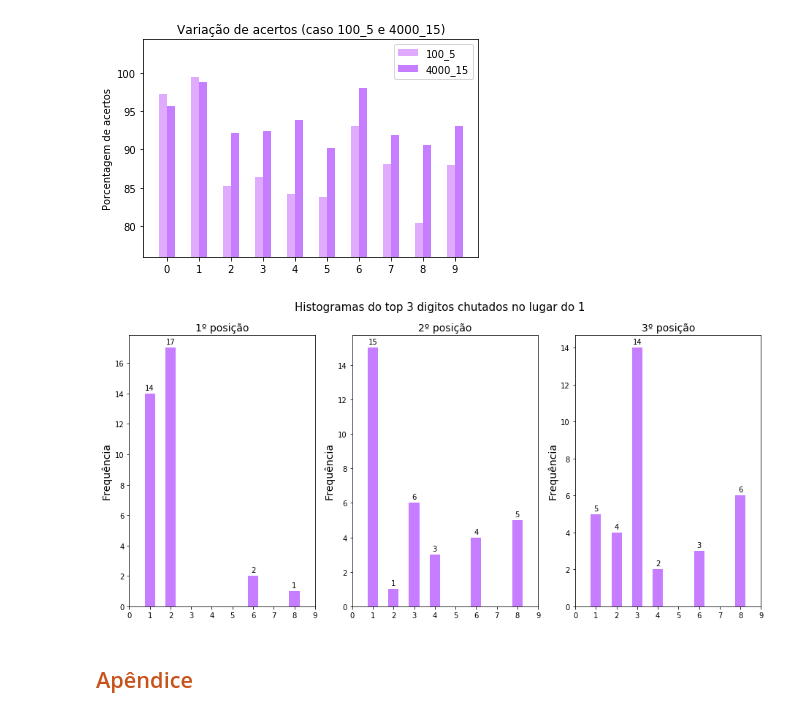
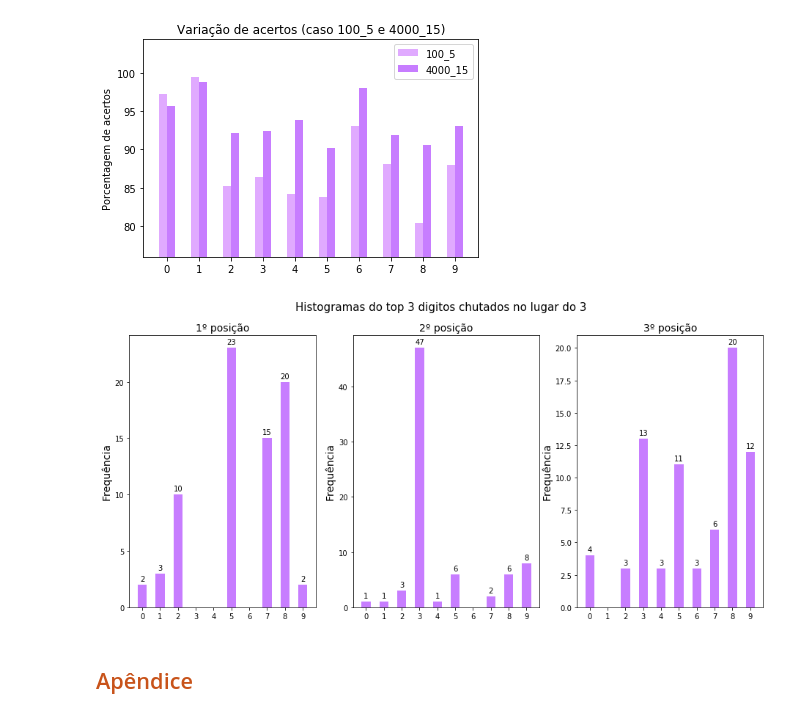
Before and after one commit to fredgrub/ep-digitos, a Jupyter notebook: EP - dígitos.ipynb, the cells around one changed output. Cells and saved outputs as stored; diff of their text form; code cells hidden in the pictures.

Commit message:
Oba!! erros corrigidos (literalmente)
todo mundo:
✨oi, professor🧚‍♀️🕊️❤️
🧚‍♀️☀️oi, boa tarde💛
☀️🕊️💛oie, prof✨
❤️✨boa tarde! :) 🧚‍♀️☀️

o Fig:
quem vai gravar?

```diff
--- a/EP - dígitos.ipynb
+++ b/EP - dígitos.ipynb
@@ -653,20 +686,22 @@ def get_k_rank(k, ndig, p, digito):
     with open('erros/onde_errou_{}_{}.txt'.format(ndig, p), "r") as f:
         # iterando pelos erros
         for pos in f.readlines():
-            pos = (int(float(pos)))
+            pos = int(pos)
             d = asw[pos]
-
+            #print(pos)
             if d == digito: # apenas olho para o digito escolhido
                 erro_d = {}
+                #print(pos)
                 for val in range(10):
                     erro_d[erros[val, pos]] = val
                 erro_d = sorted(erro_d.items()) # ordena os erros
-
+                #print(str(d) + '\n' + str(erro_d))
                 for i in range(0, k):
                     dl = erro_d[i][1]
-
+                    #print(dl)
                     if dl not in topk_digitos[i + 1]: # inicializa os valores
                         topk_digitos[i + 1][dl] = 1
                     else:
                         topk_digitos[i + 1][dl] += 1 # faz o update
+                #print('----')
         return topk_digitos
@@ -704,13 +741,12 @@ def plot_top_k(topks, k, ndig, p, digito, preset):
     plt.savefig('figuras/top_{}-digito_{}-{}_{}.png'.format(k, digito, ndig, p), dpi=150)
     plt.show()
 # %%
-def create_top_plots(k=3, ndig=1000, p=10, digito=1, preset=(1,3)): # preset define como dispor as imagens (depende de k)
+def create_top_plots(k=3, ndig=4000, p=5, digito=3, preset=(1,3)): # preset define como dispor as imagens (depende de k)
     topks = get_k_rank(k,ndig,p,digito)
     plot_top_k(topks,k,ndig,p,digito,preset)
+create_top_plots()
+# %% [output]
+[figure, added]
-# %%
-create_top_plots()
-# %% [output]
-[figure, removed]
 # %% [markdown]
 ## <font color=#C8531A>Apêndice</font>
 # %% [markdown]
```
Also changed, not shown: parts of 3 cells of this notebook, 39 other files.
